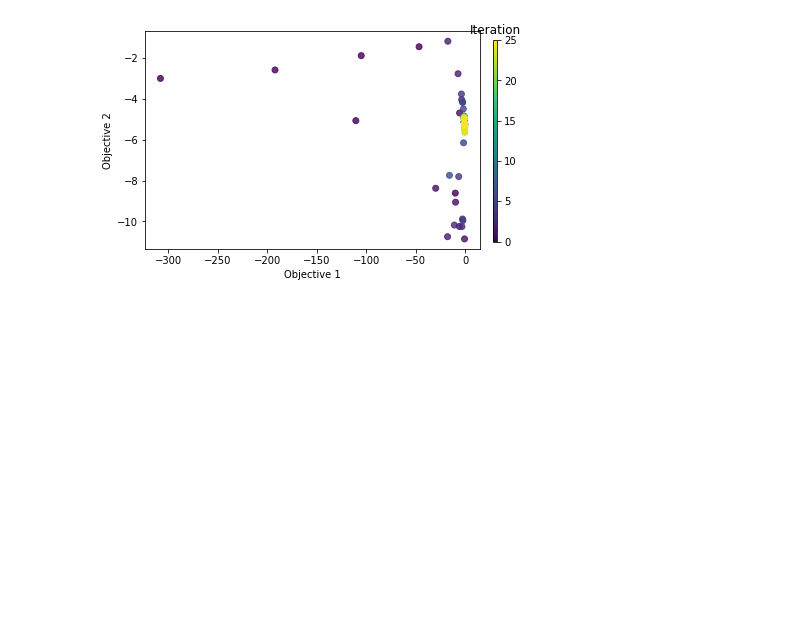
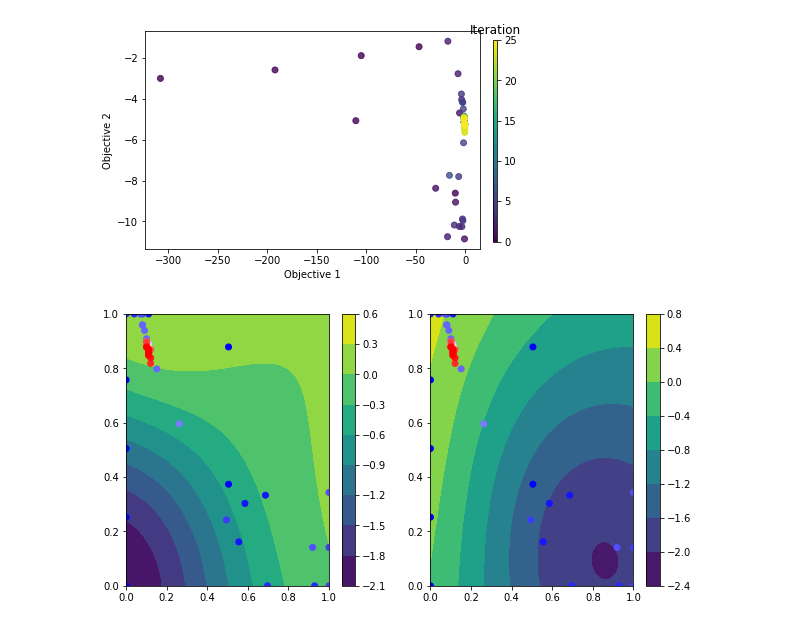
Before and after one commit to pozzo-research-group/HEAD, a Jupyter notebook: notebooks/06-BOTorch MOO SUCB.ipynb, the cells around one changed output. Saved outputs shown, nothing was run; the diff lists cells and outputs as text; code cells hidden in the pictures; blank space fills up the shorter version.

```diff
--- a/notebooks/06-BOTorch MOO SUCB.ipynb
+++ b/notebooks/06-BOTorch MOO SUCB.ipynb
@@ -178,3 +178,20 @@ cbar.ax.set_title("Iteration")
 # %% [output]
 Text(0.5, 1.0, 'Iteration')
 [figure]
+# %%
+# plot the model
+model.eval()
+model.likelihood.eval()
+XX, YY = grid.mesh
+test_x = np.vstack(map(np.ravel, [XX, YY])).T
+observed_pred = model.likelihood(model(torch.from_numpy(test_x)))
+f1, f2 = observed_pred.mean.detach().numpy()
+
+fig, axs = plt.subplots(1,2,figsize=(5*2, 5))
+for ax, f in zip(axs,[f1,f2]):
+    sc = ax.contourf(XX,YY,f.reshape(100,100))
+    fig.colorbar(sc, ax=ax)
+    ax.scatter(train_x[:,0], train_x[:,1], c=batch_number, cmap='bwr')
+plt.show()
+# %% [output]
+[figure, added]
```
Also changed, not shown: 2 other files.
